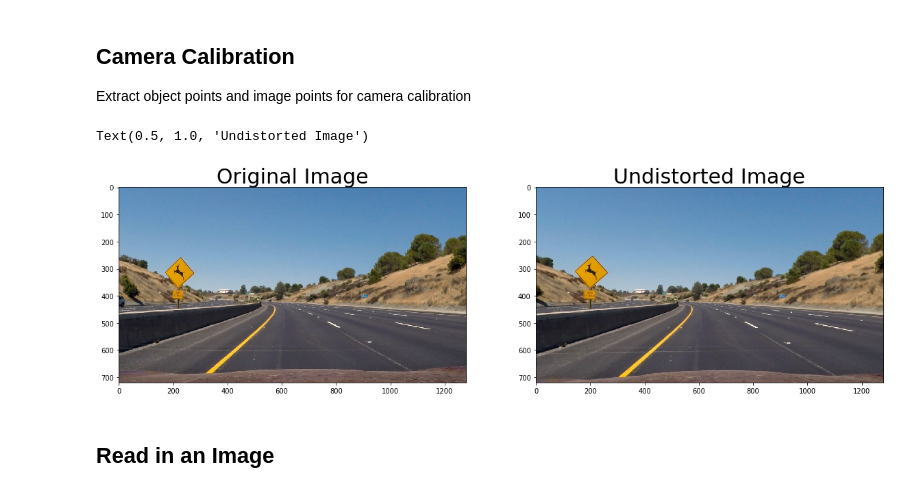
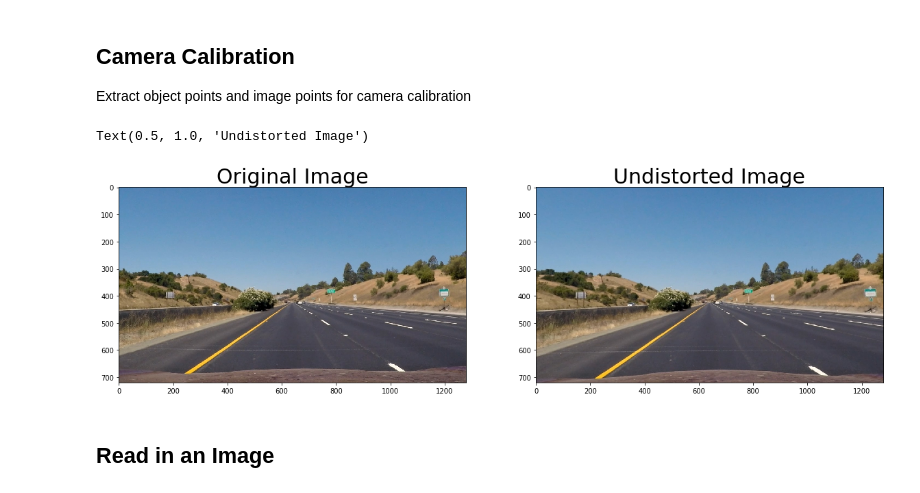
Before and after one commit to bboypupu/CarND-Advanced-Lane-Lines, a Jupyter notebook: adv_project.ipynb, the cells around one changed output. Saved outputs shown, nothing was run; the diff lists cells and outputs as text; code cells hidden in the pictures.

Commit message:
Finish-up camera calibration to correct the distortion

```diff
--- a/adv_project.ipynb
+++ b/adv_project.ipynb
@@ -86,31 +96,30 @@ for idx, fname in enumerate(images):
 # %%
-import pickle
+# Test undistortion on an image
+img = cv2.imread('test_images/straight_lines1.jpg')
+img_size = (img.shape[1], img.shape[2])
 
-# Test undistortion on an image
-img = mpimg.imread('test_images/test2.jpg')
-img_size = (img.shape[1], img.shape[2])
+# Read mtx and dist from pickle file
+file_handler = open("camera_cal/wide_dist_pickle.p", "rb")
+object_file = pickle.load(file_handler)
+file_handler.close()
+mtx, dist = object_file["mtx"], object_file["dist"]
 
 # Do camera calibration given object points and image points
 ret, mtx, dist, rvecs, tvecs = cv2.calibrateCamera(objpoints, imgpoints, img_size,None,None)
 
 dst = cv2.undistort(img, mtx, dist, None, mtx)
 cv2.imwrite('calibration_wide/test_undist.jpg',dst)
 
-# Save the camera calibration result for later use (we won't worry about rvecs / tvecs)
-dist_pickle = {}
-dist_pickle["mtx"] = mtx
-dist_pickle["dist"] = dist
-pickle.dump( dist_pickle, open( "camera_cal/wide_dist_pickle.p", "wb" ) )
-#dst = cv2.cvtColor(dst, cv2.COLOR_BGR2RGB)
+dst = cv2.cvtColor(dst, cv2.COLOR_BGR2RGB)
 # Visualize undistortion
 f, (ax1, ax2) = plt.subplots(1, 2, figsize=(20,10))
-ax1.imshow(img)
+ax1.imshow(cv2.cvtColor(img, cv2.COLOR_BGR2RGB))
 ax1.set_title('Original Image', fontsize=30)
 ax2.imshow(dst)
 ax2.set_title('Undistorted Image', fontsize=30)
 # %% [output]
 Text(0.5, 1.0, 'Undistorted Image')
-[figure, old version]
+[figure, new version]
 # %% [markdown]
 ## Read in an Image
 # %%
```
Also changed, not shown: parts of 2 cells of this notebook.
